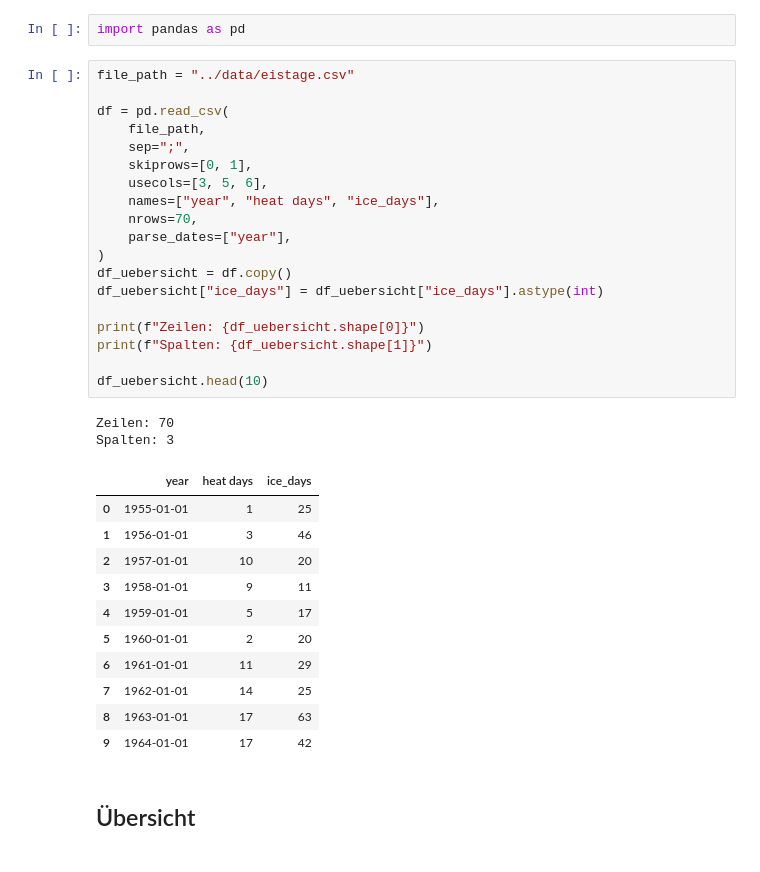
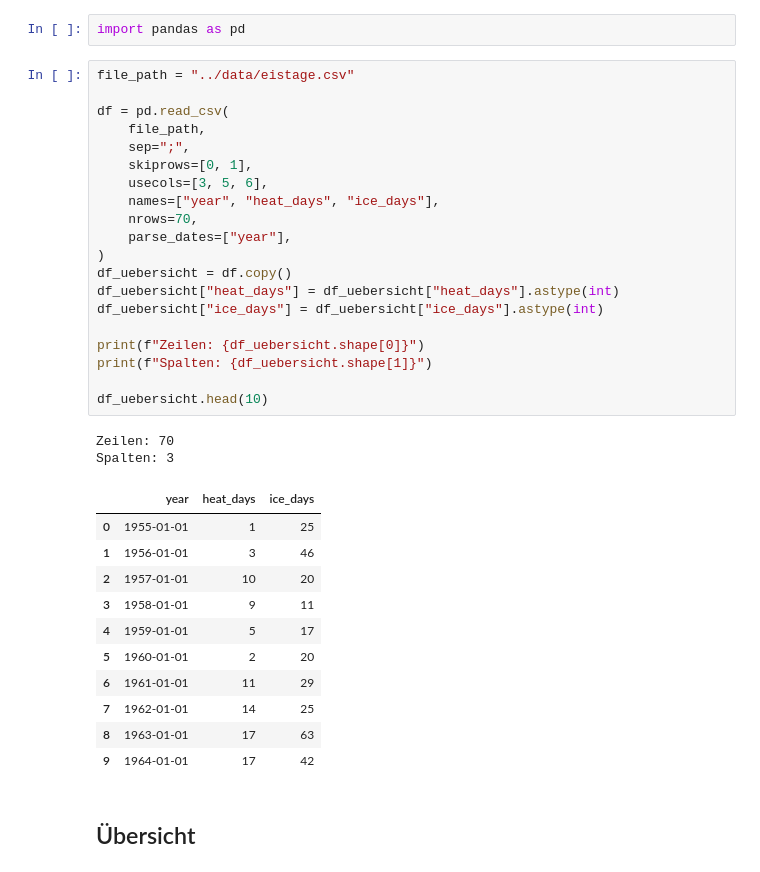
Before and after one commit to Plangegger/data-science-ue-ct, a Jupyter notebook: notebooks/01_data_with_pandas.ipynb, the cells around one changed output. Saved outputs shown, nothing was run; the diff lists cells and outputs as text.

```diff
--- a/notebooks/01_data_with_pandas.ipynb
+++ b/notebooks/01_data_with_pandas.ipynb
@@ -5,26 +5,27 @@ import pandas as pd
 # %%
 file_path = "../data/eistage.csv"
 
 df = pd.read_csv(
     file_path,
     sep=";",
     skiprows=[0, 1],
     usecols=[3, 5, 6],
-    names=["year", "heat days", "ice_days"],
+    names=["year", "heat_days", "ice_days"],
     nrows=70,
     parse_dates=["year"],
 )
 df_uebersicht = df.copy()
+df_uebersicht["heat_days"] = df_uebersicht["heat_days"].astype(int)
 df_uebersicht["ice_days"] = df_uebersicht["ice_days"].astype(int)
 
 print(f"Zeilen: {df_uebersicht.shape[0]}")
 print(f"Spalten: {df_uebersicht.shape[1]}")
 
 df_uebersicht.head(10)
 # %% [output]
 Zeilen: 70
 Spalten: 3
-|  | year | heat days | ice_days |
+|  | year | heat_days | ice_days |
 | 0 | 1955-01-01 | 1 | 25 |
 | 1 | 1956-01-01 | 3 | 46 |
 | 2 | 1957-01-01 | 10 | 20 |
```
Also changed, not shown: parts of 17 cells of this notebook, 1 other file.
